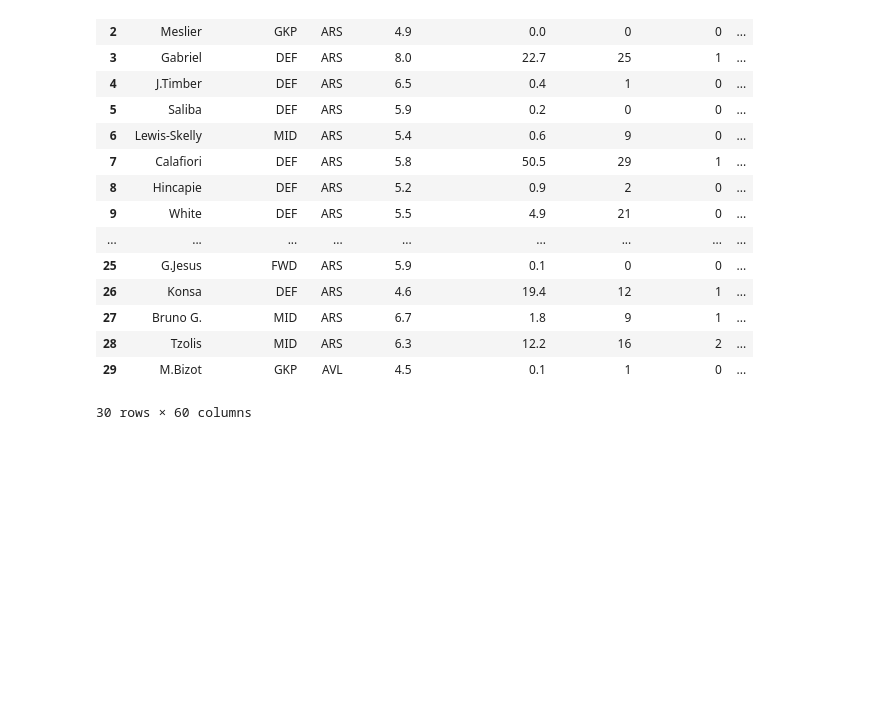
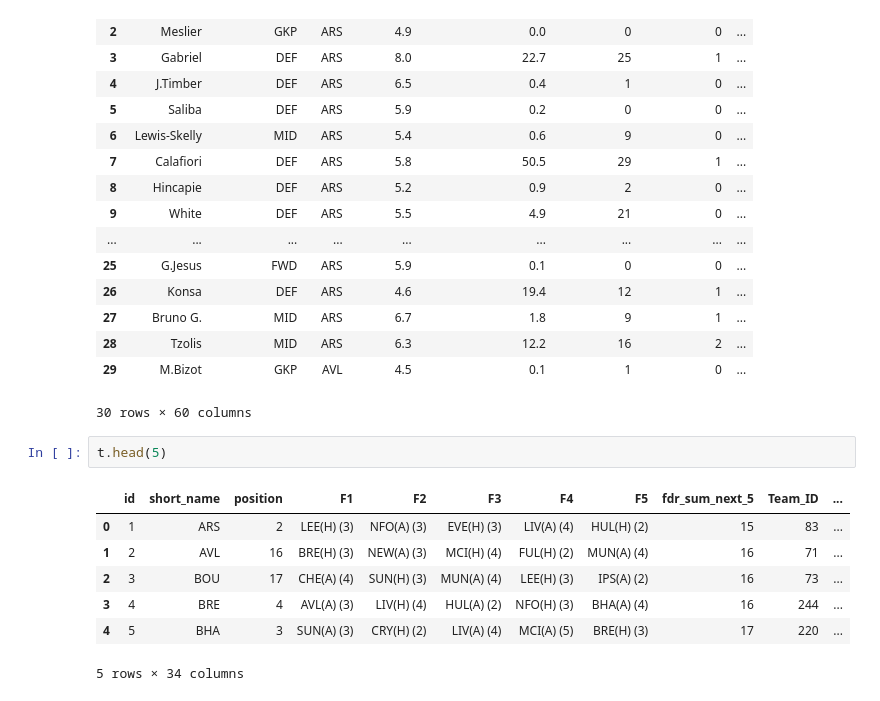
Before and after one commit to jishnuvb2/fplDataAnalysis, a Jupyter notebook: test_jupyter.ipynb, the cells around one changed output. Drawn from its saved outputs; the diff is of its cells as text; blank space fills up the shorter version.

```diff
--- a/test_jupyter.ipynb
+++ b/test_jupyter.ipynb
@@ -264,3 +254,13 @@ p.head(30)
 | 28 | Tzolis | MID | ARS | 6.3 | 12.2 | 16 | 2 | ... |
 | 29 | M.Bizot | GKP | AVL | 4.5 | 0.1 | 1 | 0 | ... |
 30 rows × 60 columns
+# %%
+t.head(5)
+# %% [output]
+|  | id | short_name | position | F1 | F2 | F3 | F4 | F5 | fdr_sum_next_5 | Team_ID | ... |
+| 0 | 1 | ARS | 2 | LEE(H) (3) | NFO(A) (3) | EVE(H) (3) | LIV(A) (4) | HUL(H) (2) | 15 | 83 | ... |
+| 1 | 2 | AVL | 16 | BRE(H) (3) | NEW(A) (3) | MCI(H) (4) | FUL(H) (2) | MUN(A) (4) | 16 | 71 | ... |
+| 2 | 3 | BOU | 17 | CHE(A) (4) | SUN(H) (3) | MUN(A) (4) | LEE(H) (3) | IPS(A) (2) | 16 | 73 | ... |
+| 3 | 4 | BRE | 4 | AVL(A) (3) | LIV(H) (4) | HUL(A) (2) | NFO(H) (3) | BHA(A) (4) | 16 | 244 | ... |
+| 4 | 5 | BHA | 3 | SUN(A) (3) | CRY(H) (2) | LIV(A) (4) | MCI(A) (5) | BRE(H) (3) | 17 | 220 | ... |
+5 rows × 34 columns
```
Also changed, not shown: parts of 3 cells of this notebook, 1 other file.
